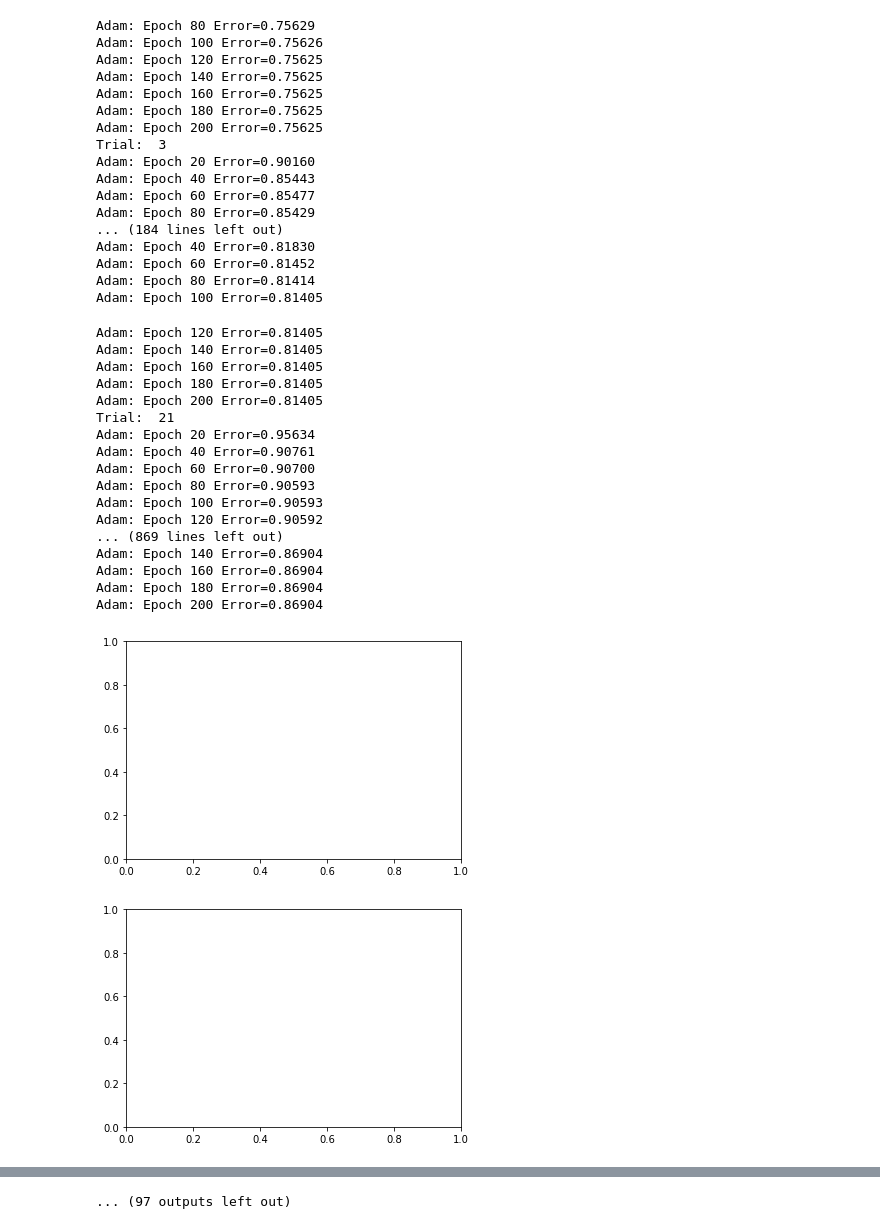
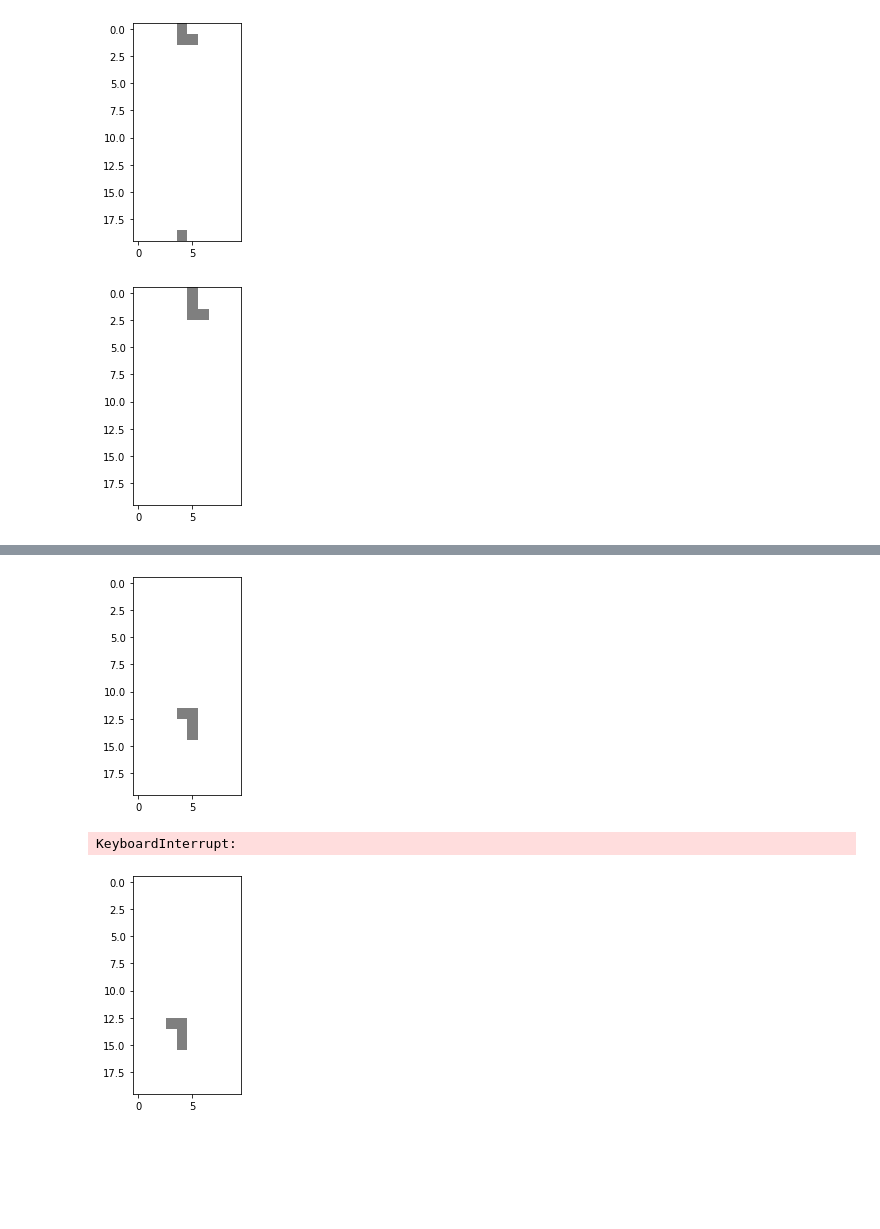
Before and after one commit to falarrieu/rlnn-tetris, a Jupyter notebook: server/Debugger.ipynb, the cells around one changed output, grey strips where cells are left out. Cells and saved outputs as stored; diff of their text form; code cells hidden in the pictures; blank space fills up the shorter version.

```diff
--- a/server/Debugger.ipynb
+++ b/server/Debugger.ipynb
@@ -2,36 +2,8 @@
 import numpy as np
 import matplotlib.pyplot as plt
 from MovementNN import MovementNN
+from NNTrainer import NNTrainer
 
-n_trials = 101
-n_steps_per_trial = 20
-n_epochs = 200
-learning_rate = 0.05
-n_hidden = [50, 25]
-gamma = 0.8
-final_epsilon = 0.0001
-epsilon = 1.0
-trial_animations = [1, 10, 100, 500, 1000, 5000, 10000, 50000, 75000, 99997, 99998, 99999, 100000]
-
-
-movementNN = MovementNN(n_trials, n_steps_per_trial, n_epochs,
-                        learning_rate, n_hidden, gamma, final_epsilon, epsilon, trial_animations)
-
-movementNN.train()
-
-# Error Trace
-plt.plot(np.arange(0, n_trials * n_epochs), movementNN.error_trace)
-plt.show()
-
-# Epsilon Trace
-plt.plot(np.arange(0, n_trials), movementNN.epsilon_trace)
-plt.show()
-
-# X Trace
-plt.plot(np.arange(0, n_trials * n_epochs), movementNN.x_trace)
-plt.show()
-
-# R Trace
-plt.plot(np.arange(0, n_trials * n_steps_per_trial), movementNN.r_trace)
-plt.show()
+trainer = NNTrainer()
+trainer.train()
 # %% [output]
@@ -55,36 +10,2 @@ Adam: Epoch 60 Error=0.75670
-Adam: Epoch 80 Error=0.75629
-Adam: Epoch 100 Error=0.75626
-Adam: Epoch 120 Error=0.75625
-Adam: Epoch 140 Error=0.75625
-Adam: Epoch 160 Error=0.75625
-Adam: Epoch 180 Error=0.75625
-Adam: Epoch 200 Error=0.75625
-Trial:  3
-Adam: Epoch 20 Error=0.90160
-Adam: Epoch 40 Error=0.85443
-Adam: Epoch 60 Error=0.85477
-Adam: Epoch 80 Error=0.85429
-... (184 lines left out)
-Adam: Epoch 40 Error=0.81830
-Adam: Epoch 60 Error=0.81452
-Adam: Epoch 80 Error=0.81414
-Adam: Epoch 100 Error=0.81405
-Adam: Epoch 120 Error=0.81405
-Adam: Epoch 140 Error=0.81405
-Adam: Epoch 160 Error=0.81405
-Adam: Epoch 180 Error=0.81405
-Adam: Epoch 200 Error=0.81405
-Trial:  21
-Adam: Epoch 20 Error=0.95634
-Adam: Epoch 40 Error=0.90761
-Adam: Epoch 60 Error=0.90700
-Adam: Epoch 80 Error=0.90593
-Adam: Epoch 100 Error=0.90593
-Adam: Epoch 120 Error=0.90592
-... (869 lines left out)
-Adam: Epoch 140 Error=0.86904
-Adam: Epoch 160 Error=0.86904
-Adam: Epoch 180 Error=0.86904
-Adam: Epoch 200 Error=0.86904
-[figure, old version]
+[figure, new version]
-[figure, old version]
+[figure, new version]
@@ -98 +19,3 @@ Adam: Epoch 200 Error=0.86904
-... (97 outputs left out)
+[figure, added]
+KeyboardInterrupt:
+[figure, added]
```
Also changed, not shown: parts of 1 cell of this notebook, 5 other files.
